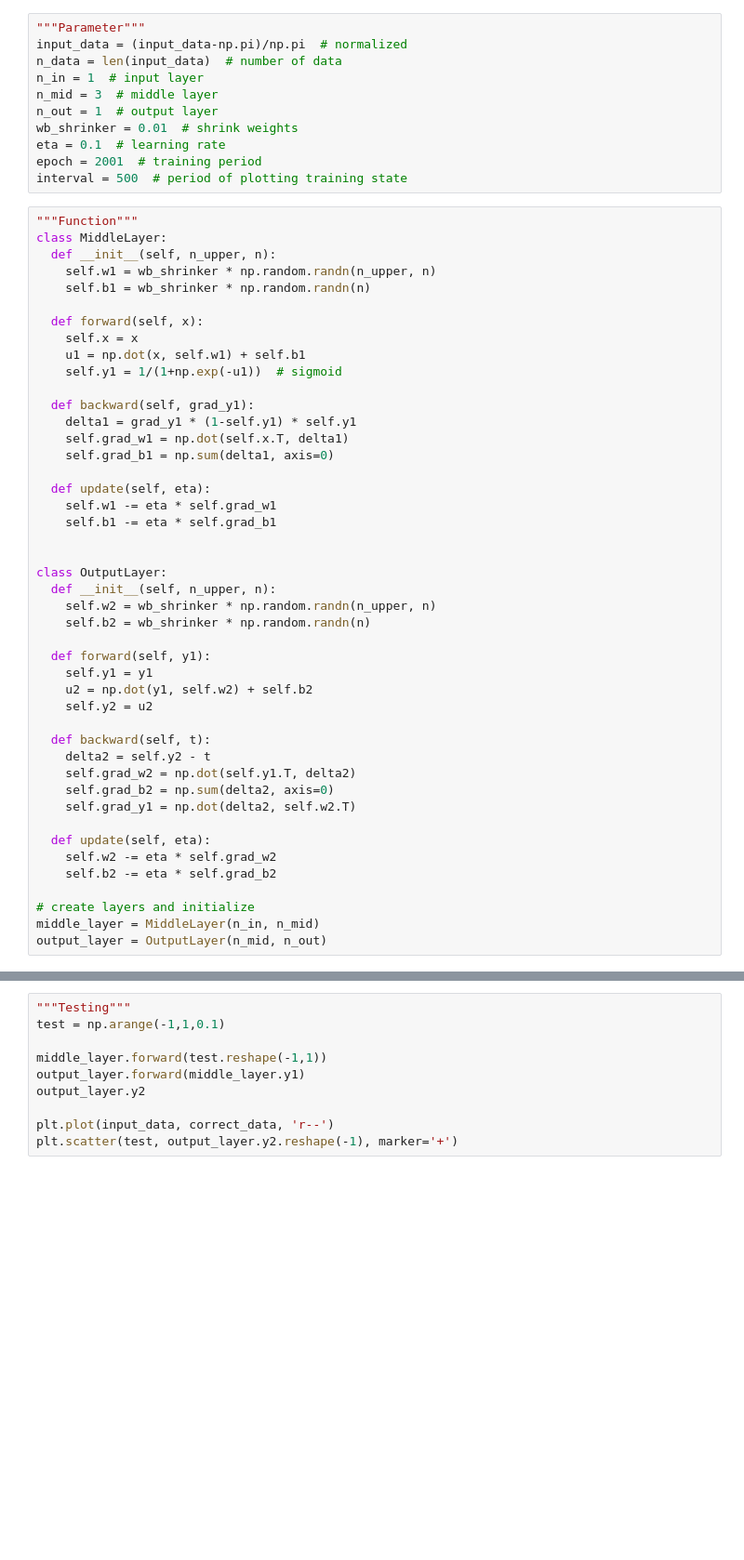
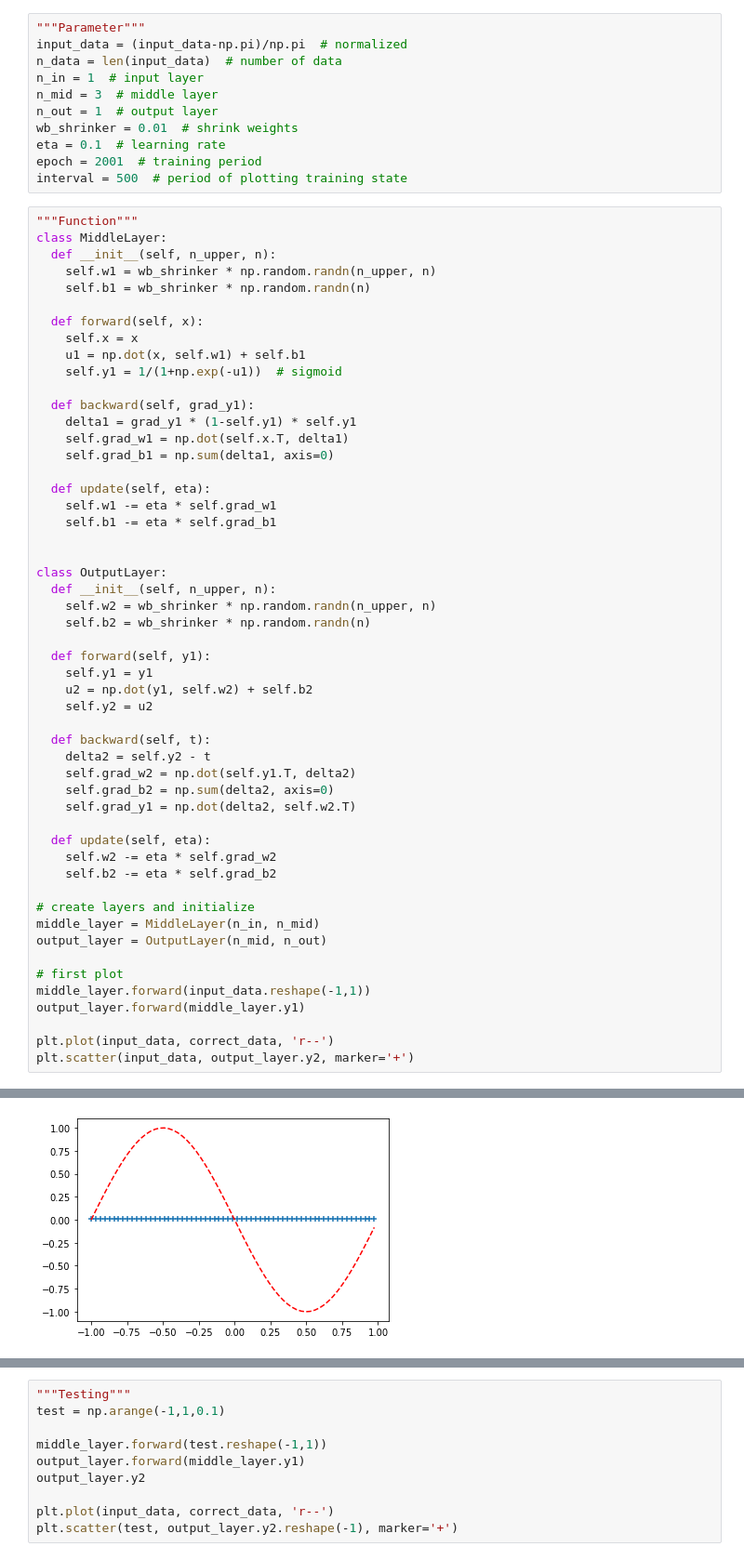
Before and after one commit to panghanwu/build_neural_network_python, a Jupyter notebook: MLP_OOP.ipynb, the cells around one changed output, grey strips where cells are left out. Shown at 93% size. Cells and saved outputs as stored; diff of their text form; blank space fills up the shorter version.

```diff
--- a/MLP_OOP.ipynb
+++ b/MLP_OOP.ipynb
@@ -68,3 +68,11 @@ class OutputLayer:
 # create layers and initialize
 middle_layer = MiddleLayer(n_in, n_mid)
 output_layer = OutputLayer(n_mid, n_out)
+
+# first plot
+middle_layer.forward(input_data.reshape(-1,1))
+output_layer.forward(middle_layer.y1)
+
+plt.plot(input_data, correct_data, 'r--')
+plt.scatter(input_data, output_layer.y2, marker='+')
+# %% [output]
@@ -71,3 +80,4 @@ output_layer = OutputLayer(n_mid, n_out)
+[figure, added]
 # %%
 """Training!"""
 plt.figure(figsize=(12,9))
```
Also changed, not shown: parts of 2 cells of this notebook.
